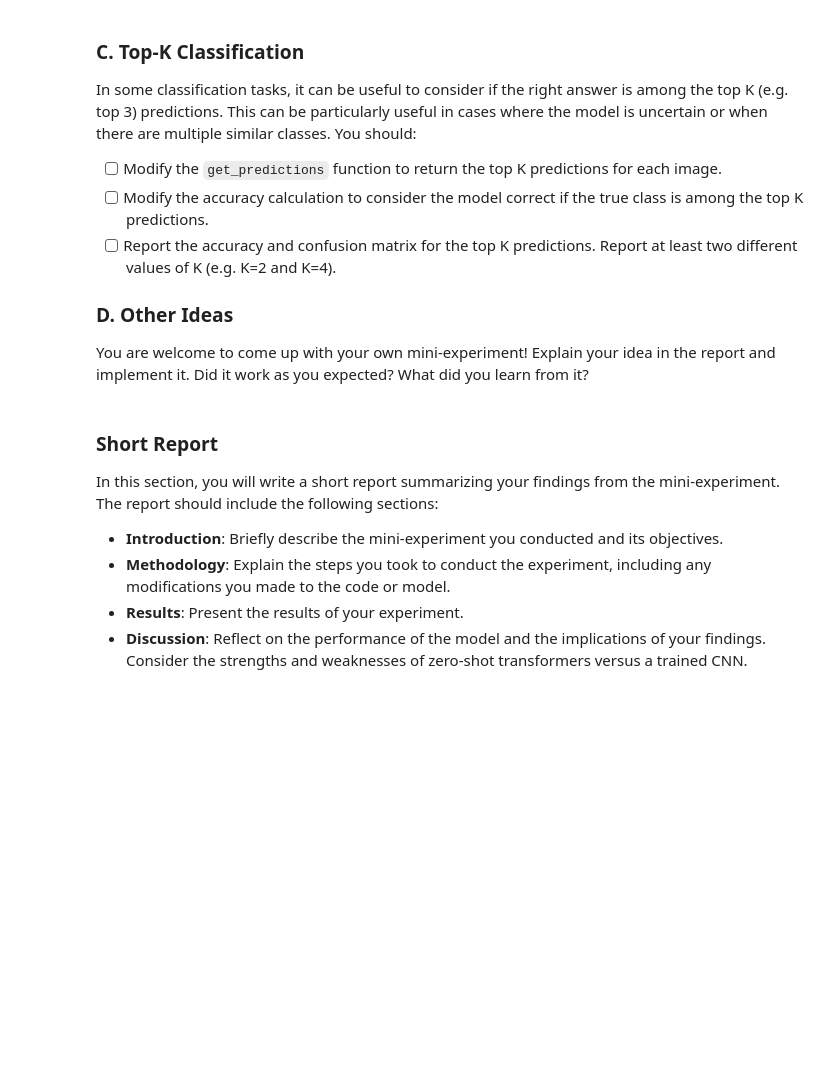
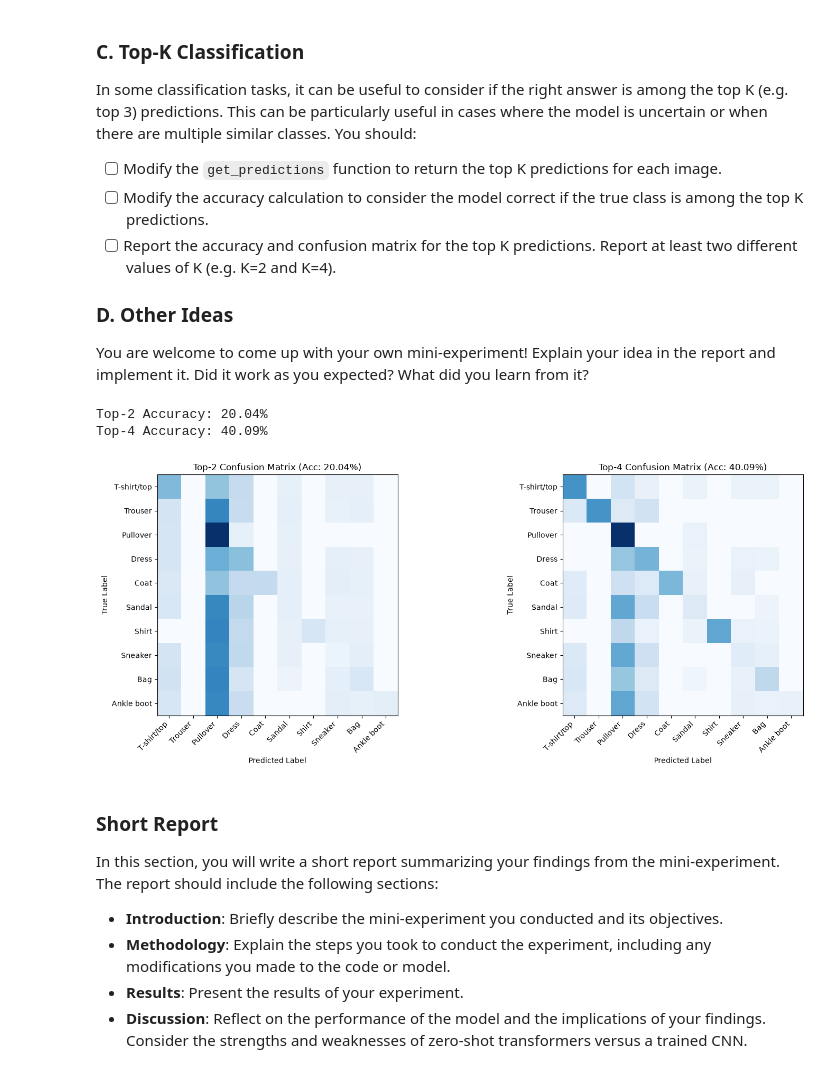
Before and after one commit to 777smitp/deep_learning, a Jupyter notebook: 02_activities/assignments/assignment_2.ipynb, the cells around one changed output. Cells and saved outputs as stored; diff of their text form; code cells hidden in the pictures; blank space fills up the shorter version.

```diff
--- a/02_activities/assignments/assignment_2.ipynb
+++ b/02_activities/assignments/assignment_2.ipynb
@@ -313,6 +494,71 @@ In some classification tasks, it can be useful to consider if the right answer i
 ### D. Other Ideas
 
 You are welcome to come up with your own mini-experiment! Explain your idea in the report and implement it. Did it work as you expected? What did you learn from it?
+# %%
+# I tried with C experiment as I have basic understanding of K-nearest neighbours and I have seen that it is used for classification and regression. I have also seen that it is a non-parametric algorithm which means that it does not make any assumptions about the underlying data distribution. I have also seen that it is a lazy learning algorithm which means that it does not learn a discriminative function from the training data but memorizes the training dataset instead. I have also seen that it is a distance-based algorithm which means that it calculates the distance between the test sample and all the training samples and selects the k-nearest neighbors based on the distance metric. I have also seen that it is a supervised learning algorithm which means that it requires labeled data for training. I have also seen that it is a simple algorithm which means that it is easy to implement and understand. I have also seen that it is a versatile algorithm which means that it can be used for both classification and regression tasks.
+
+import torch
+import numpy as np
+import matplotlib.pyplot as plt
+from sklearn.metrics import accuracy_score, confusion_matrix
+
+def evaluate_top_k(k_values=[2, 4]):
+    # 1. Precompute text embeddings once
+    text_embeddings = get_text_embeddings(CLASS_NAMES)
+
+    # Store results for each K
+    results = {k: {"y_true": [], "y_pred": []} for k in k_values}
+    max_k = max(k_values)
+
+    # 2. Run inference once and grab top max_k predictions
+    with torch.no_grad():
+        for pixel_values, labels in test_loader:
+            image_embeddings = get_image_embeddings(pixel_values)
+            similarity = get_cosine_similarity(image_embeddings, text_embeddings)
+
+            # Get indices of the top max_k highest similarity scores per image
+            _, topk_indices = torch.topk(similarity, k=max_k, dim=1)
+
+            topk_np = topk_indices.cpu().numpy()
+            labels_np = labels.cpu().numpy()
+
+            for k in k_values:
+                for true_label, preds in zip(labels_np, topk_np[:, :k]):
+                    results[k]["y_true"].append(true_label)
+                    # Count as correct if true_label is anywhere in top K; otherwise take top-1 guess
+                    if true_label in preds:
+                        results[k]["y_pred"].append(true_label)
+                    else:
+                        results[k]["y_pred"].append(preds[0])
+
+    # 3. Report accuracy and plot confusion matrices for K=2 and K=4
+    fig, axes = plt.subplots(1, len(k_values), figsize=(16, 6))
+
+    for ax, k in zip(axes, k_values):
+        y_t = results[k]["y_true"]
+        y_p = results[k]["y_pred"]
+        acc = accuracy_score(y_t, y_p)
+        print(f"Top-{k} Accuracy: {acc:.2%}")
+
+        cm = confusion_matrix(y_t, y_p)
+        im = ax.imshow(cm, interpolation='nearest', cmap=plt.cm.Blues)
+        ax.set_title(f"Top-{k} Confusion Matrix (Acc: {acc:.2%})")
+        tick_marks = np.arange(len(CLASS_NAMES))
+        ax.set_xticks(tick_marks)
+        ax.set_xticklabels(CLASS_NAMES, rotation=45, ha="right")
+        ax.set_yticks(tick_marks)
+        ax.set_yticklabels(CLASS_NAMES)
+        ax.set_ylabel("True Label")
+        ax.set_xlabel("Predicted Label")
+
+    plt.tight_layout()
+    plt.show()
+
+evaluate_top_k(k_values=[2, 4])
+# %% [output]
+Top-2 Accuracy: 20.04%
+Top-4 Accuracy: 40.09%
+[figure, added]
 # %% [markdown]
 ### Short Report
 
```
Also changed, not shown: parts of 14 cells of this notebook, 8 other files.
